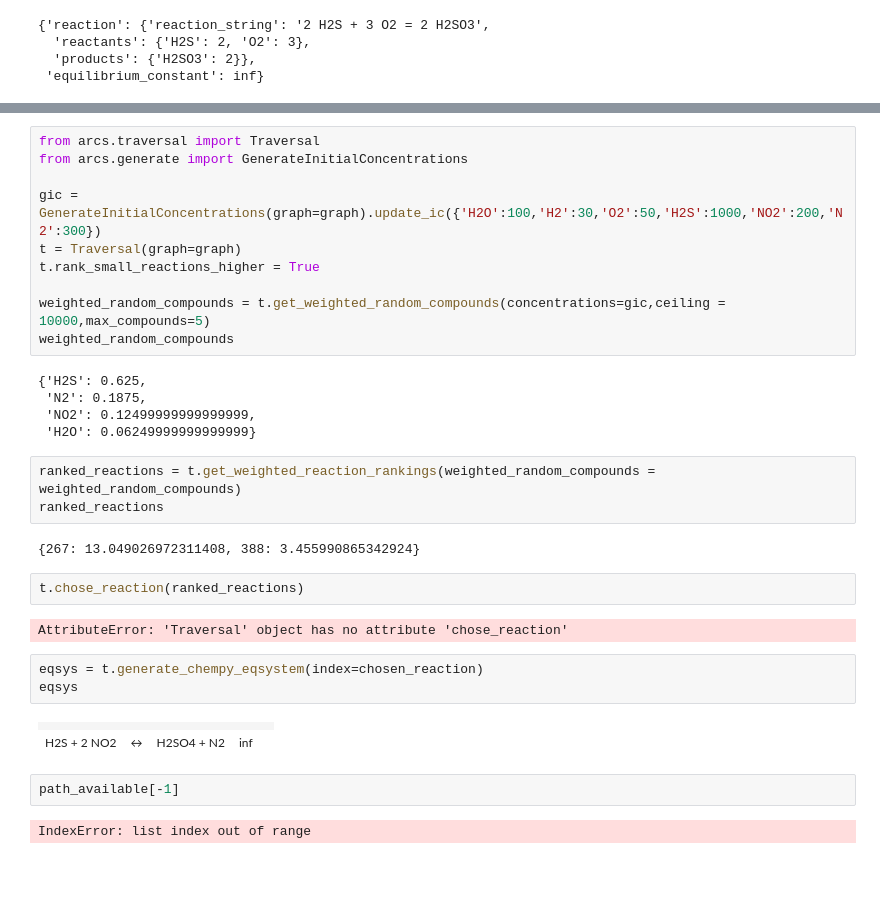
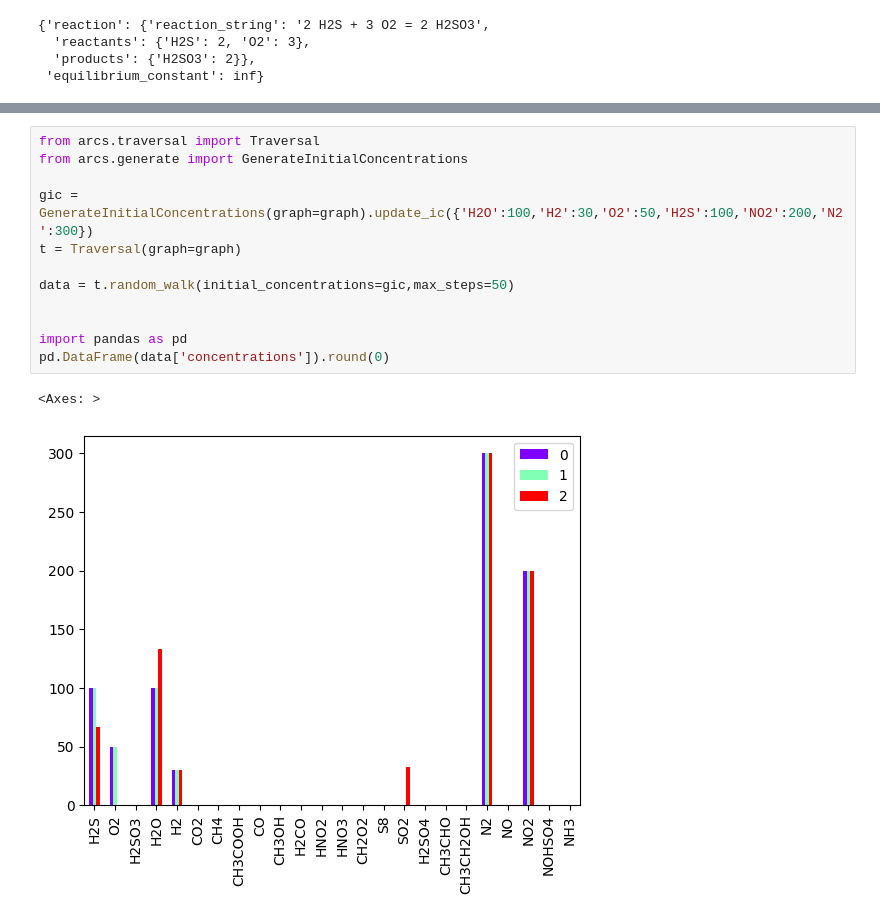
Before and after one commit to equinor/arcs, a Jupyter notebook: examples/example1.ipynb, the cells around one changed output, grey strips where cells are left out. Drawn from its saved outputs; the diff is of its cells as text; blank space fills up the shorter version.

Commit message:
sped up and tidied up traversal.Traversal.random_walk

```diff
--- a/examples/example1.ipynb
+++ b/examples/example1.ipynb
@@ -39,34 +39,15 @@ nx.draw_random(G,node_color=node_colours,node_size=node_sizes,edgelist=edges,edg
 # %%
 from arcs.traversal import Traversal
 from arcs.generate import GenerateInitialConcentrations
 
-gic = GenerateInitialConcentrations(graph=graph).update_ic({'H2O':100,'H2':30,'O2':50,'H2S':1000,'NO2':200,'N2':300})
+gic = GenerateInitialConcentrations(graph=graph).update_ic({'H2O':100,'H2':30,'O2':50,'H2S':100,'NO2':200,'N2':300})
 t = Traversal(graph=graph)
-t.rank_small_reactions_higher = True
 
-weighted_random_compounds = t.get_weighted_random_compounds(concentrations=gic,ceiling = 10000,max_compounds=5)
-weighted_random_compounds
+data = t.random_walk(initial_concentrations=gic,max_steps=50)
+
+
+import pandas as pd
+pd.DataFrame(data['concentrations']).round(0)
 # %% [output]
-{'H2S': 0.625,
- 'N2': 0.1875,
- 'NO2': 0.12499999999999999,
- 'H2O': 0.06249999999999999}
+<Axes: >
+[figure, added]
-# %%
-ranked_reactions = t.get_weighted_reaction_rankings(weighted_random_compounds = weighted_random_compounds)
-ranked_reactions
-# %% [output]
-{267: 13.049026972311408, 388: 3.455990865342924}
-# %%
-t.chose_reaction(ranked_reactions)
-# %% [output]
-AttributeError: 'Traversal' object has no attribute 'chose_reaction'
-# %%
-eqsys = t.generate_chempy_eqsystem(index=chosen_reaction)
-eqsys
-# %% [output]
-|  |  |  |  |  |
-| H2S + 2 NO2 | ↔ | H2SO4 + N2 | inf |
-# %%
-path_available[-1]
-# %% [output]
-IndexError: list index out of range
```
Also changed, not shown: parts of 1 cell of this notebook, 2 other files.
